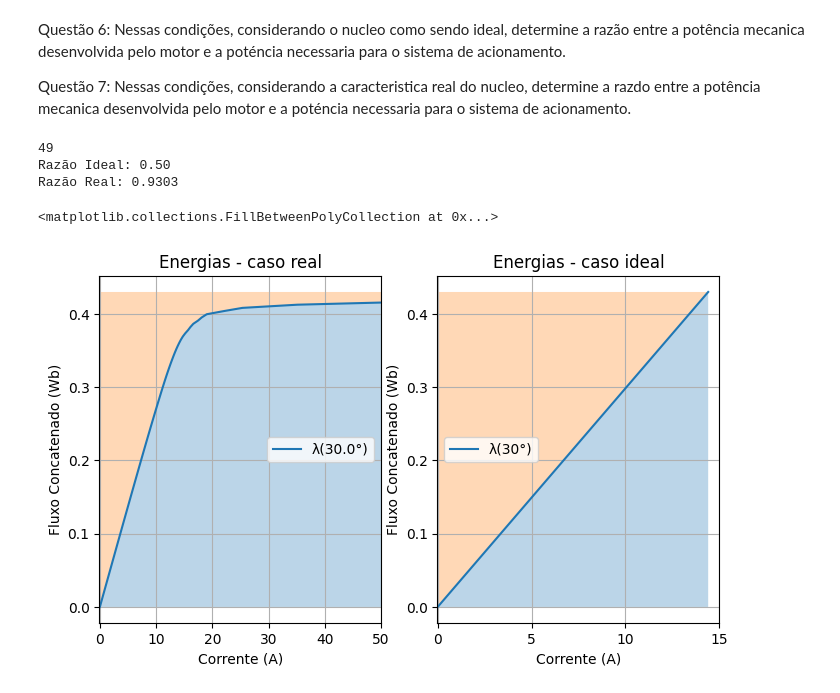
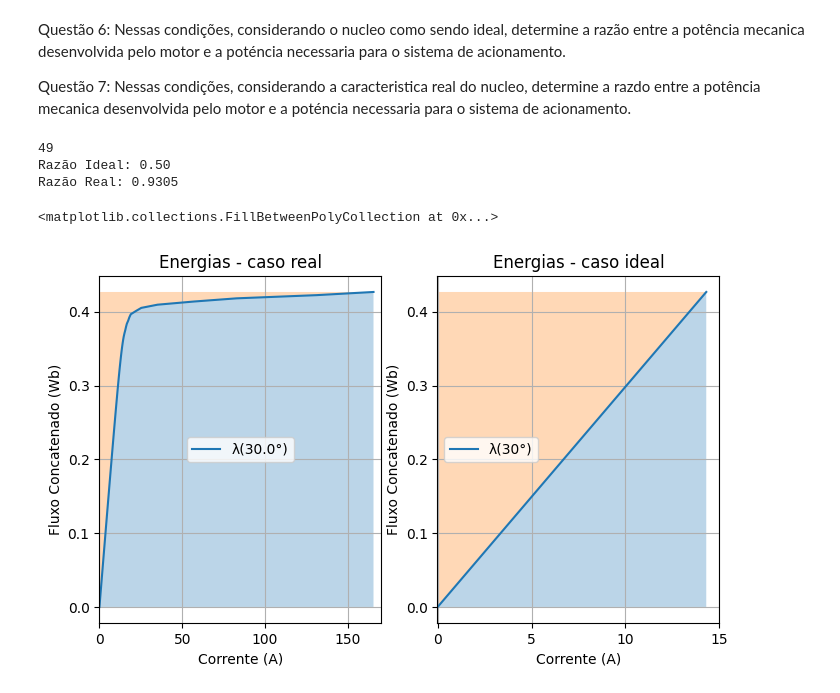
Before and after one commit to leoborgess/conversao-questao2, a Jupyter notebook: questao2.ipynb, the cells around one changed output. Saved outputs shown, nothing was run; the diff lists cells and outputs as text; code cells hidden in the pictures.

```diff
--- a/questao2.ipynb
+++ b/questao2.ipynb
@@ -26,7 +26,7 @@ g = 0.45e-3 # comprimento do entreferro
 R_r = 6.3e-2 # radio do rotor
 D = 8e-2 # profundidade da sessão reta
 N = 90 # numero de espiras
-A_max = (R_r + g) * D * 30 * np.pi / 180 #area maxima quando alinhado
+A_max = (R_r) * D * 30 * np.pi / 180 #area maxima quando alinhado
 l_ferro = 70e-2
 A_util = np.zeros(len(angulos))
 
@@ -54,7 +54,7 @@ for i in range(0, len(A_util)):
 
     plt.subplot(1,2,1)
     plt.plot(I_real, Fluxo_conc)
-    plt.xlim([-0.1,50])
+    plt.xlim([-0.1,150])
     plt.legend(["λ(-30°)", "λ(-20°)", "λ(-10°)", "λ(0°)", "λ(10°)", "λ(20°)", "λ(30°)"], loc = "best", prop={'size':10})
     plt.xlabel('Corrente (A)')
     plt.ylabel('Fluxo Concatenado (Wb)')
@@ -63,7 +63,7 @@ for i in range(0, len(A_util)):
 
     plt.subplot(1,2,2)
     plt.plot(I_ideal, Fluxo_conc)
-    plt.xlim([-0.01,20])
+    plt.xlim([-0.01,60])
     plt.legend(["λ(-30°)", "λ(-20°)", "λ(-10°)", "λ(0°)", "λ(10°)", "λ(20°)", "λ(30°)"], loc = "best", prop={'size':10})
     plt.grid(True)
     plt.xlabel('Corrente (A)')
@@ -264,7 +264,7 @@ print(f"Razão Real: {razao_real:.4f}")
 # %% [output]
 49
 Razão Ideal: 0.50
-Razão Real: 0.9303
+Razão Real: 0.9305
 # %%
 #3 é o indice do angulo 0
 Area_proporcional = A_max/(A_util[3]) #proporcionalidade que deve ser mantida para que o fluxo entre o ar e o ferro seja igual
@@ -278,34 +278,34 @@ for ponto in range(0, NumPontos):
 plt.figure(figsize=(8, 4.5))
 plt.subplot(1,2,1)
 plt.plot(I_real, Fluxo_conc)
-plt.xlim([-0.1,50])
+plt.xlim([-0.1,170])
 plt.legend(["λ(30.0°)"], loc = "best", prop={'size':10})
 plt.xlabel('Corrente (A)')
 plt.ylabel('Fluxo Concatenado (Wb)')
 plt.title('Energias - caso real')
 plt.grid(True)
 
 # Integral em dx
 plt.fill_between(I_real, 0, Fluxo_conc, alpha=0.3)
 
 # Integral em dy
 plt.fill_betweenx(Fluxo_conc, 0, I_real, alpha=0.3)
 
 #plt.figure(figsize=(8, 4.5))
 plt.subplot(1,2,2)
 plt.plot(I_ideal, Fluxo_conc)
 plt.xlim([-0.01, 15])
 plt.legend(["λ(30°)"], loc = "best", prop={'size':10})
 plt.grid(True)
 plt.xlabel('Corrente (A)')
 plt.ylabel('Fluxo Concatenado (Wb)')
 plt.title('Energias - caso ideal')
 
 # Integral em dx
 plt.fill_between(I_ideal, 0, Fluxo_conc, alpha=0.3)
 
 # Integral em dy
 plt.fill_betweenx(Fluxo_conc, 0, I_ideal, alpha=0.3)
 # %% [output]
 <matplotlib.collections.FillBetweenPolyCollection at 0x...>
-[figure, old version]
+[figure, new version]
```
Also changed, not shown: parts of 2 cells of this notebook.
